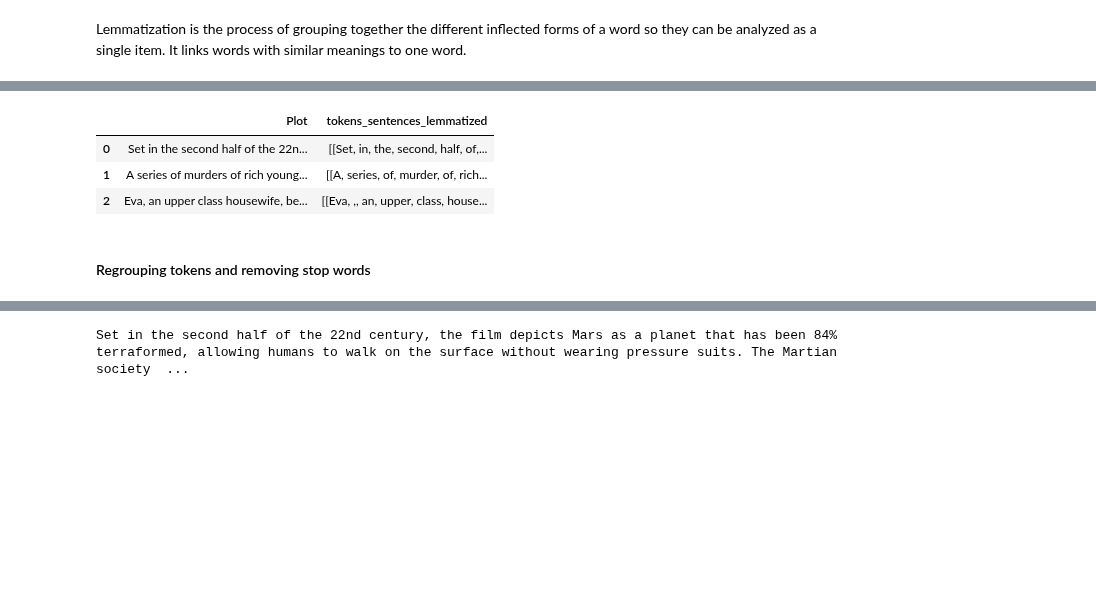
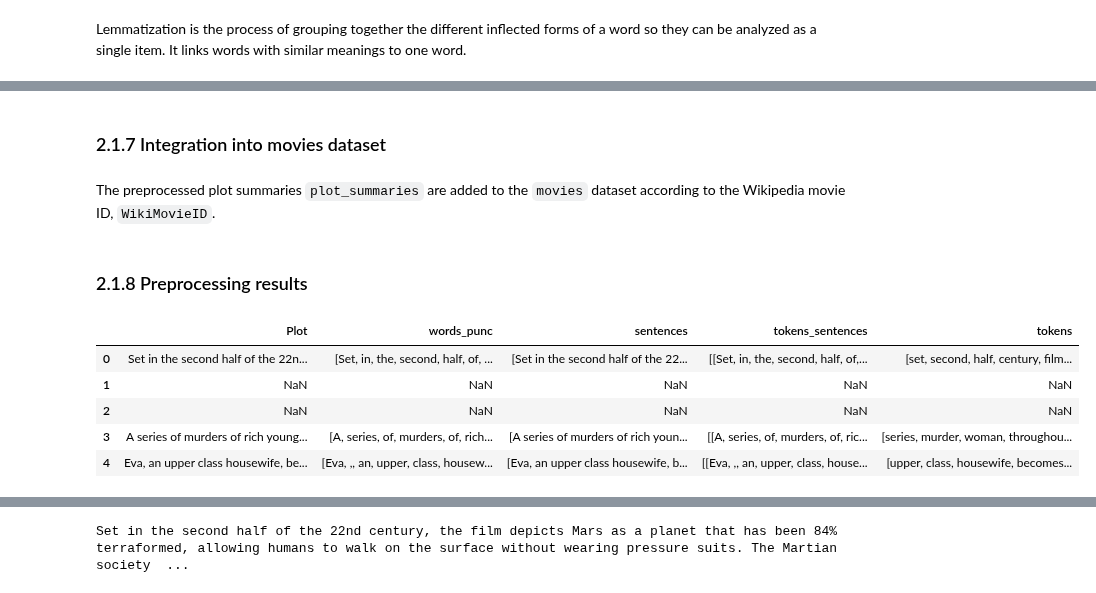
Before and after one commit to salome-baup/ada-2022-project-adaccord, a Jupyter notebook: Milestone2.ipynb, the cells around one changed output, grey strips where cells are left out. Saved outputs shown, nothing was run; the diff lists cells and outputs as text; code cells hidden in the pictures; blank space fills up the shorter version.

```diff
--- a/Milestone2.ipynb
+++ b/Milestone2.ipynb
@@ -580,9 +668,31 @@ movies['tokens_sentences_lemmatized'] = movies['POS_tokens'].progress_apply(
+# %%
+nd = NameDataset()
+names = nd.get_top_names(n=2000, country_alpha2="US")
+names = names["US"]["M"] + names["US"]["F"]
+names = [name.lower() for name in names]
+# %%
+# Words gathered after running the LDA model and collecting the words appearing in more than 4 topics
+stops = ["one", "two", "also", "see", "take", "get", "find", "try", "however", "go", "come", "leave", "become", "make", "back", "run"]
+my_stopwords = stopwords.words('English') + names + stops
+
+plot_summaries['tokens'] = plot_summaries['tokens_sentences_lemmatized'].progress_apply(lambda sentences: list(chain.from_iterable(sentences)))
+# %%
+plot_summaries['tokens'] = plot_summaries['tokens'].progress_apply(lambda tokens: [token.lower() for token in tokens if token.isalpha()
+                                                    and token.lower() not in my_stopwords and len(token)>1])
+# %% [markdown]
+### 2.1.7 Integration into movies dataset <a id='2.1.7'></a>
+# %% [markdown]
+The preprocessed plot summaries `plot_summaries` are added to the `movies` dataset according to the Wikipedia movie ID, `WikiMovieID`.
+# %%
+movies = movies.merge(plot_summaries, how="left", on='WikiMovieID')
+# %% [markdown]
+### 2.1.8 Preprocessing results <a id='2.1.8'></a>
 # %%
-movies[['Plot','tokens_sentences_lemmatized']].head(3)
+movies[['Plot','words_punc','sentences','tokens_sentences','tokens']].head()
 # %% [output]
-|  | Plot | tokens_sentences_lemmatized |
-| 0 | Set in the second half of the 22n... | [[Set, in, the, second, half, of,... |
-| 1 | A series of murders of rich young... | [[A, series, of, murder, of, rich... |
-| 2 | Eva, an upper class housewife, be... | [[Eva, ,, an, upper, class, house... |
+|  | Plot | words_punc | sentences | tokens_sentences | tokens |
+| 0 | Set in the second half of the 22n... | [Set, in, the, second, half, of, ... | [Set in the second half of the 22... | [[Set, in, the, second, half, of,... | [set, second, half, century, film... |
+| 1 | NaN | NaN | NaN | NaN | NaN |
+| 2 | NaN | NaN | NaN | NaN | NaN |
+| 3 | A series of murders of rich young... | [A, series, of, murders, of, rich... | [A series of murders of rich youn... | [[A, series, of, murders, of, ric... | [series, murder, woman, throughou... |
+| 4 | Eva, an upper class housewife, be... | [Eva, ,, an, upper, class, housew... | [Eva, an upper class housewife, b... | [[Eva, ,, an, upper, class, house... | [upper, class, housewife, becomes... |
-# %% [markdown]
-#### Regrouping tokens and removing stop words
```
Also changed, not shown: parts of 179 cells of this notebook.
